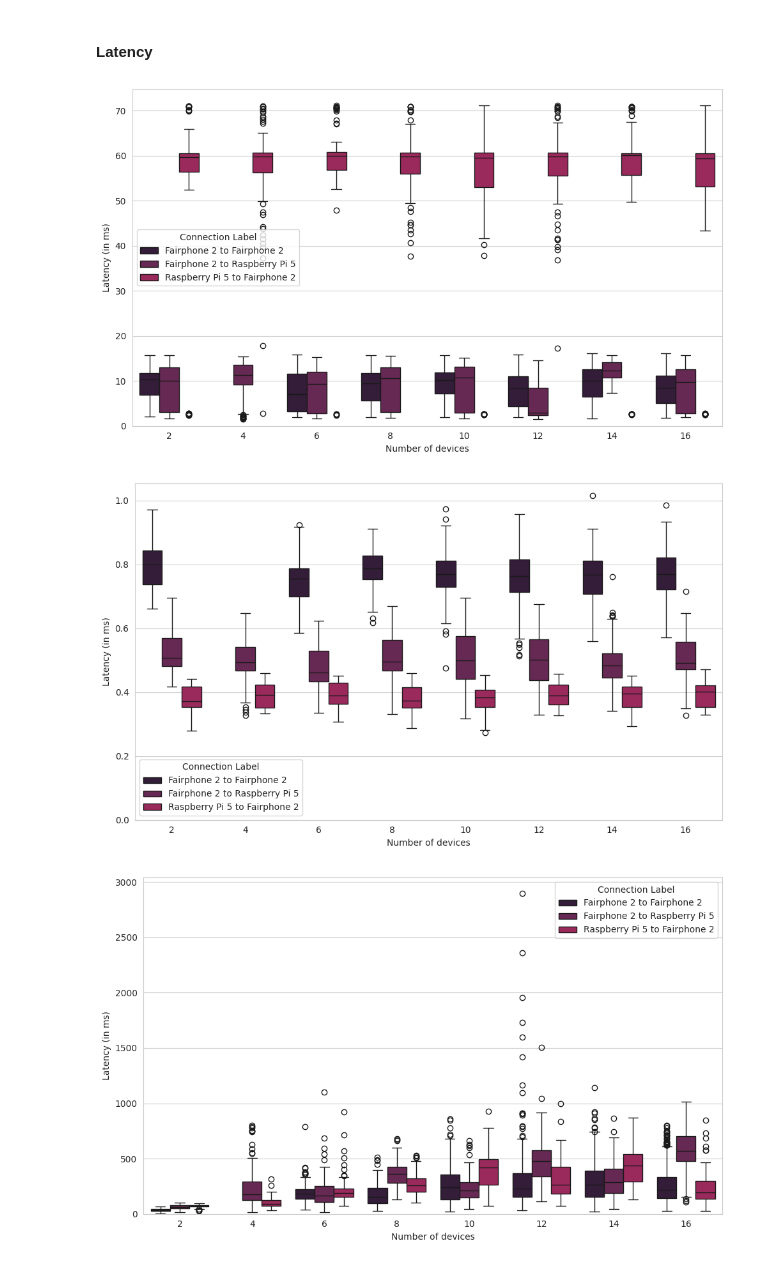
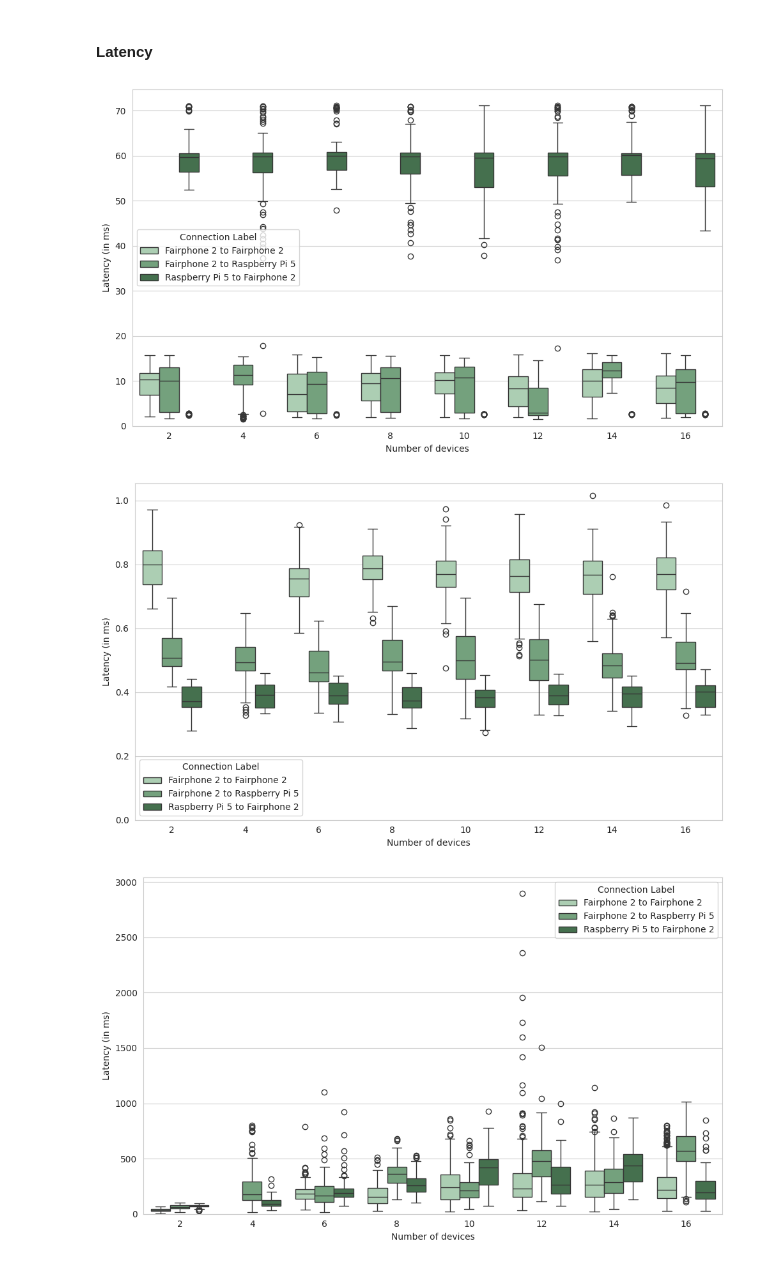
Before and after one commit to CorentinLibert/Cluster-of-upcycled-smartphones, a Jupyter notebook: Benchmark/homemade/networking/device_networking_capabilities_experiments.ipynb, the cells around one changed output. Cells and saved outputs as stored; diff of their text form; code cells hidden in the pictures.

```diff
--- a/Benchmark/homemade/networking/device_networking_capabilities_experiments.ipynb
+++ b/Benchmark/homemade/networking/device_networking_capabilities_experiments.ipynb
@@ -514,10 +513,8 @@ df["Connection Label"] = connection_labels
 # group by medium type
 medium_group = df.groupby("Medium")
 
-# colors = sns.color_palette('rocket')[::-1]
-# colors = sns.cubehelix_palette(start=2, rot=0, dark=0, light=.95, reverse=True, as_cmap=True)
-cubehelix_palette = sns.cubehelix_palette(n_colors=df['Connection Label'].unique().size,
-                                          start=2, rot=0, dark=0, light=.95, reverse=False)
+# cubehelix_palette = sns.cubehelix_palette(n_colors=df['Connection Label'].unique().size, start=2, rot=0, dark=0, light=.95, reverse=False)
+color= sns.cubehelix_palette(start=.5, rot=-.5)[2]
 
 
 for key, item in medium_group:
@@ -531,8 +528,8 @@ for key, item in medium_group:
         fig.subplots_adjust(hspace=0.05)
 
 
-        sns.boxplot(data=item, y="Bandwidth (in Mbits/sec)", x="Connection Label", order=np.sort(df["Connection Label"].unique()), ax=ax1, palette=cubehelix_palette)
-        sns.boxplot(data=item, y="Bandwidth (in Mbits/sec)", x="Connection Label", order=np.sort(df["Connection Label"].unique()), ax=ax2, palette=cubehelix_palette)
+        sns.boxplot(data=item, y="Bandwidth (in Mbits/sec)", x="Connection Label", order=np.sort(df["Connection Label"].unique()), ax=ax1, color=color)
+        sns.boxplot(data=item, y="Bandwidth (in Mbits/sec)", x="Connection Label", order=np.sort(df["Connection Label"].unique()), ax=ax2, color=color)
 
         ax1.set_ylim(850, 1000)
         ax2.set_ylim(0, 150)
@@ -563,11 +560,11 @@ for key, item in medium_group:
 
         fig.savefig(bandwidth_graphs_dir + "/" + experiment_name.replace(' ', '_') + "_bandwidth_" + key + ".pdf")
     else:
-        plt.figure(figsize=(10, 6))
+        plt.figure(figsize=(8, 4))
         sns.set_style("whitegrid")
-        sns.boxplot(data=item, x='Connection Label', y='Bandwidth (in Mbits/sec)', order=np.sort(df["Connection Label"].unique()), palette=cubehelix_palette)
+        sns.boxplot(data=item, x='Connection Label', y='Bandwidth (in Mbits/sec)', order=np.sort(df["Connection Label"].unique()), color=color)
         plt.ylim(bottom=0)
-        plt.xlabel('Device role')
+        plt.xlabel('Device')
         # plt.title(f"Upper bound bandwidth performance of Fairphone 2 and Raspberry Pi 5 over {key.replace('_', ' ').replace('-', '/')}.")
         plt.tight_layout()
 
@@ -599,13 +596,15 @@ df["Connection Label"] = connection_labels
 # group by medium type
 medium_group = df.groupby("Medium")
 
-colors = sns.color_palette('rocket')[::-1]
+# colors = sns.color_palette('rocket')[::-1]
+color = sns.cubehelix_palette(start=2, rot=0, dark=0, light=.95)[2]
 
 for key, item in medium_group:
     plt.figure(figsize=(10, 6))
     sns.set_style("whitegrid")
-    sns.boxplot(data=item, x='Connection Label', y='Latency (in ms)', order=np.sort(df["Connection Label"].unique()), palette=colors)
+    sns.boxplot(data=item, x='Connection Label', y='Latency (in ms)', order=np.sort(df["Connection Label"].unique()), color=color)
     # plt.title(f"Upper bound latency performance of Fairphone 2 and Raspberry Pi 5 over {key.replace('_', ' ')}.")
+    plt.xlabel("Device")
     plt.ylim(bottom=0)
     plt.tight_layout()
     plt.show
@@ -976,7 +964,7 @@ display(df_latency)
 # %%
 # Global variables
 experiment_name="Increase active devices" # ! Check that it's the same as in the experiment setup
-exp_dir = global_res_dir + "/" + experiment_name.replace(' ', '_') + "_" + timestamp.strftime("%Y%m%dT%H%M%S")
+# exp_dir = global_res_dir + "/" + experiment_name.replace(' ', '_') + "_" + timestamp.strftime("%Y%m%dT%H%M%S")
 
 exp_dir = global_res_dir + "/" + experiment_name.replace(' ', '_') + "_Correct"
 
@@ -1007,7 +995,8 @@ df["Connection Label"] = connection_labels
 # group by medium type
 medium_group = df.groupby("Medium")
 
-colors = sns.color_palette('rocket')
+
+colors= sns.cubehelix_palette(start=.5, rot=-.5)[0:5:2]
 
 for key, item in medium_group:
         plt.figure(figsize=(10, 6))
@@ -1058,34 +1047,35 @@ df["Connection Label"] = connection_labels
 
 # group by medium type
 medium_group = df.groupby("Medium")
 
-colors = sns.color_palette('rocket')
+# colors = sns.color_palette('rocket')
+colors = sns.cubehelix_palette(start=2, rot=0, dark=0, light=.95)[1:4:1]
 
 for key, item in medium_group:
     # With workload
     item_with_workload = item[item["Workload"]]
     plt.figure(figsize=(10, 6))
     sns.set_style("whitegrid")
     sns.boxplot(data=item_with_workload, x='Number of devices', y='Latency (in ms)',  hue='Connection Label', hue_order=np.sort(df["Connection Label"].unique()), palette=colors)
     # plt.title(f"Evolution of the latency of various connections between devices (Fairphone 2 and Raspeberry 5) over {key.replace('_', ' ')} with a single connection per device for an increasing number of device.")
     plt.ylim(bottom=0)
     plt.tight_layout()
     plt.show
 
     plt.savefig(latency_graphs_dir + "/" + experiment_name.replace(' ', '_') + "_latency_with_workload_" + key + ".pdf")
 
     # Without workload
     item_without_workload = item[item["Workload"] == False]
     plt.figure(figsize=(10, 6))
     sns.set_style("whitegrid")
     sns.boxplot(data=item_without_workload, x='Number of devices', y='Latency (in ms)',  hue='Connection Label', hue_order=np.sort(df["Connection Label"].unique()), palette=colors)
     # plt.title(f"Evolution of the latency of various connections between devices (Fairphone 2 and Raspeberry 5) over {key.replace('_', ' ')} with a single connection per device for an increasing number of device.")
     plt.ylim(bottom=0)
     plt.tight_layout()
     plt.show
 
     plt.savefig(latency_graphs_dir + "/" + experiment_name.replace(' ', '_') + "_latency_without_workload_" + key + ".pdf")
 # %% [output]
-[figure, old version]
+[figure, new version]
-[figure, old version]
+[figure, new version]
-[figure, old version]
+[figure, new version]
```
Also changed, not shown: parts of 8 cells of this notebook, 58 other files.
